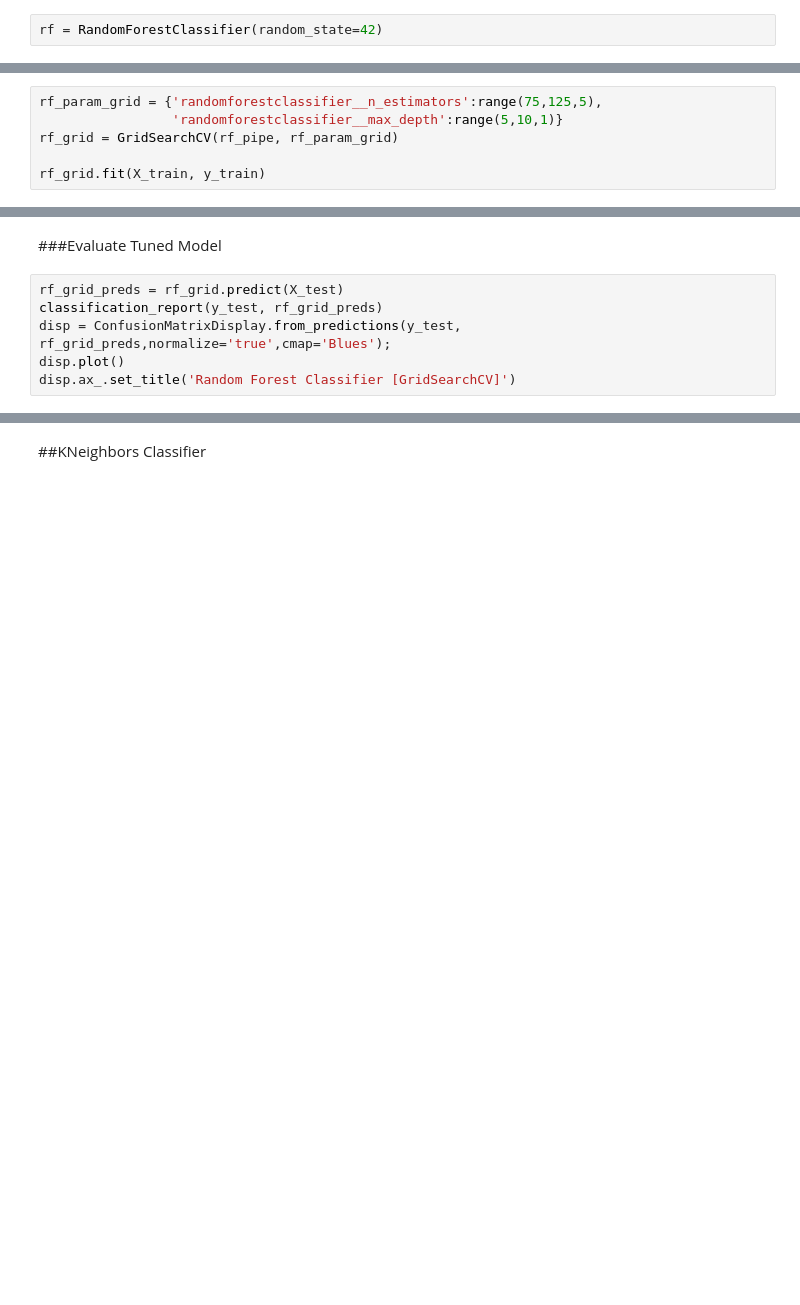
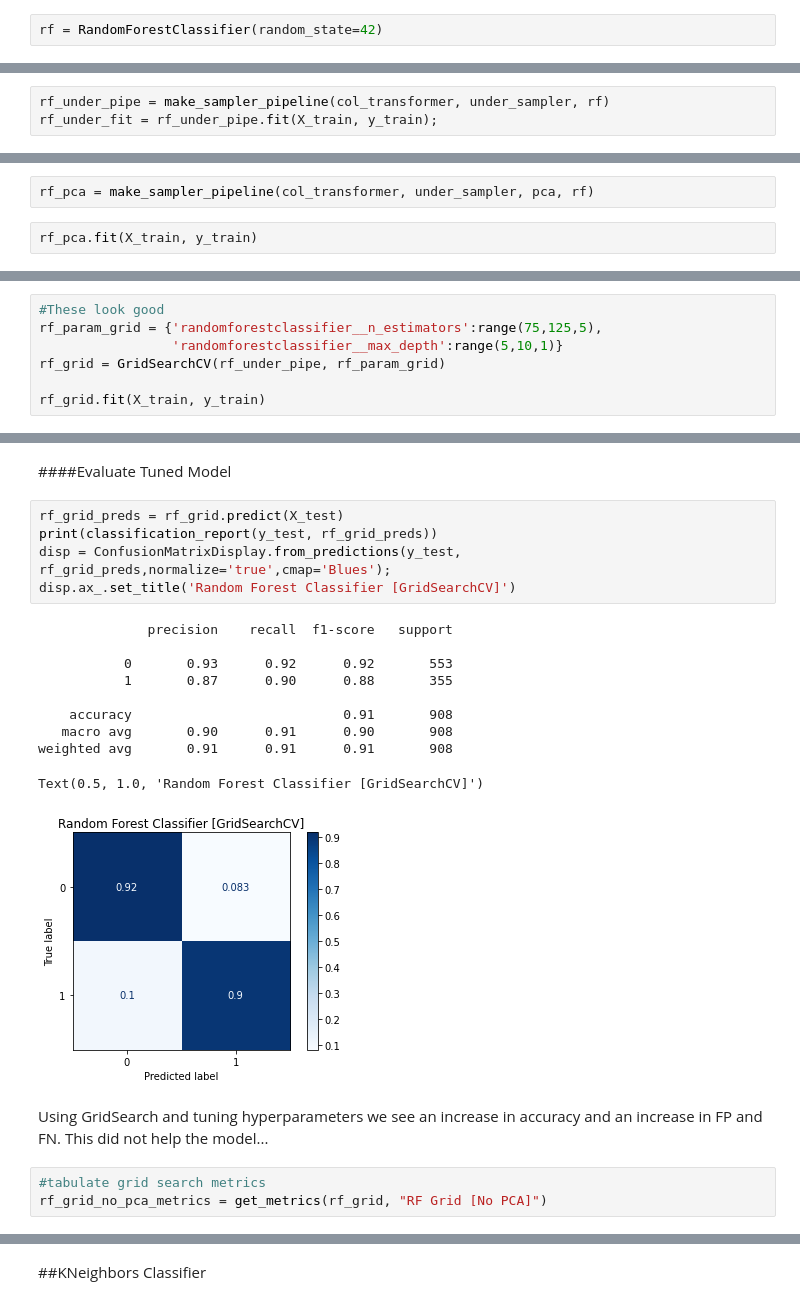
Before and after one commit to jonmessier/Project-2, a Jupyter notebook: Project_2_Part_4_Student_Dropout_Rate.ipynb, the cells around one changed output, grey strips where cells are left out. Saved outputs shown, nothing was run; the diff lists cells and outputs as text; blank space fills up the shorter version.

```diff
--- a/Project_2_Part_4_Student_Dropout_Rate.ipynb
+++ b/Project_2_Part_4_Student_Dropout_Rate.ipynb
@@ -914,0 +1012,3 @@ rf_pipe.get_params()
+# %%
+rf_under_pipe = make_sampler_pipeline(col_transformer, under_sampler, rf)
+rf_under_fit = rf_under_pipe.fit(X_train, y_train);
@@ -914,0 +1017,4 @@ rf_pipe.get_params()
+# %%
+rf_pca = make_sampler_pipeline(col_transformer, under_sampler, pca, rf)
+# %%
+rf_pca.fit(X_train, y_train)
@@ -915,6 +1065,7 @@ rf_pipe.get_params()
 # %%
+#These look good
 rf_param_grid = {'randomforestclassifier__n_estimators':range(75,125,5),
                  'randomforestclassifier__max_depth':range(5,10,1)}
-rf_grid = GridSearchCV(rf_pipe, rf_param_grid)
+rf_grid = GridSearchCV(rf_under_pipe, rf_param_grid)
 
 rf_grid.fit(X_train, y_train)
@@ -921,8 +1090,23 @@ rf_grid.fit(X_train, y_train)
 # %% [markdown]
-###Evaluate Tuned Model
+####Evaluate Tuned Model
 # %%
 rf_grid_preds = rf_grid.predict(X_test)
-classification_report(y_test, rf_grid_preds)
+print(classification_report(y_test, rf_grid_preds))
 disp = ConfusionMatrixDisplay.from_predictions(y_test, rf_grid_preds,normalize='true',cmap='Blues');
-disp.plot()
 disp.ax_.set_title('Random Forest Classifier [GridSearchCV]')
+# %% [output]
+              precision    recall  f1-score   support
+
+           0       0.93      0.92      0.92       553
+           1       0.87      0.90      0.88       355
+
+    accuracy                           0.91       908
+   macro avg       0.90      0.91      0.90       908
+weighted avg       0.91      0.91      0.91       908
+Text(0.5, 1.0, 'Random Forest Classifier [GridSearchCV]')
+[figure, added]
+# %% [markdown]
+Using GridSearch and tuning hyperparameters we see an increase in accuracy and an increase in FP and FN.  This did not help the model...
+# %%
+#tabulate grid search metrics
+rf_grid_no_pca_metrics = get_metrics(rf_grid, "RF Grid [No PCA]")
```
Also changed, not shown: parts of 93 cells of this notebook.
